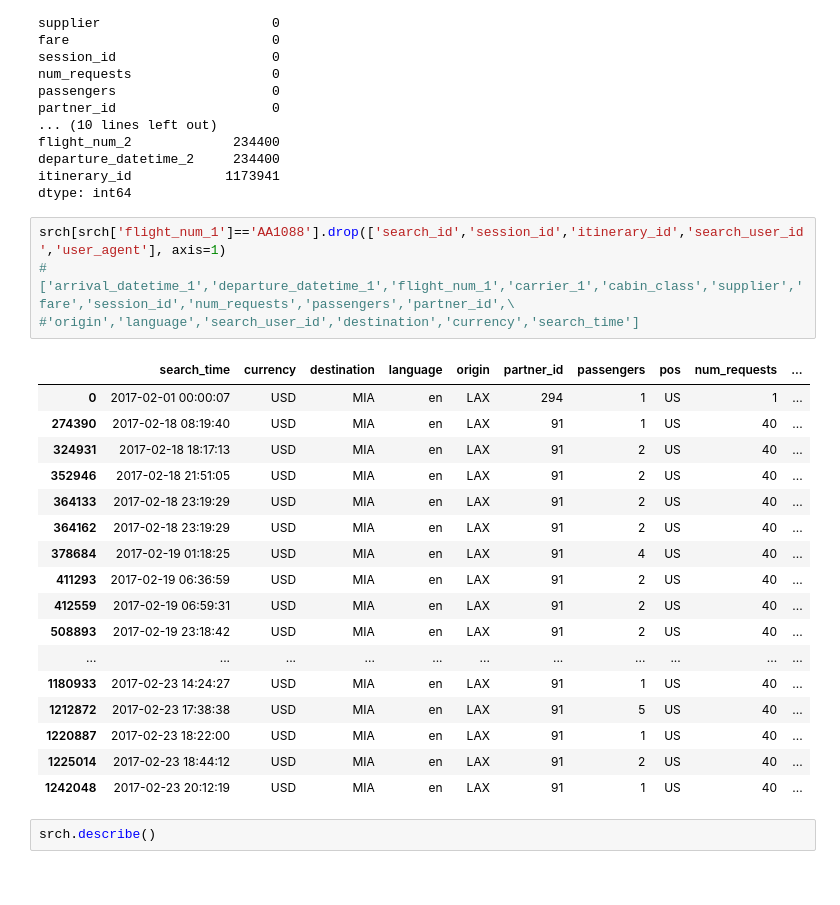
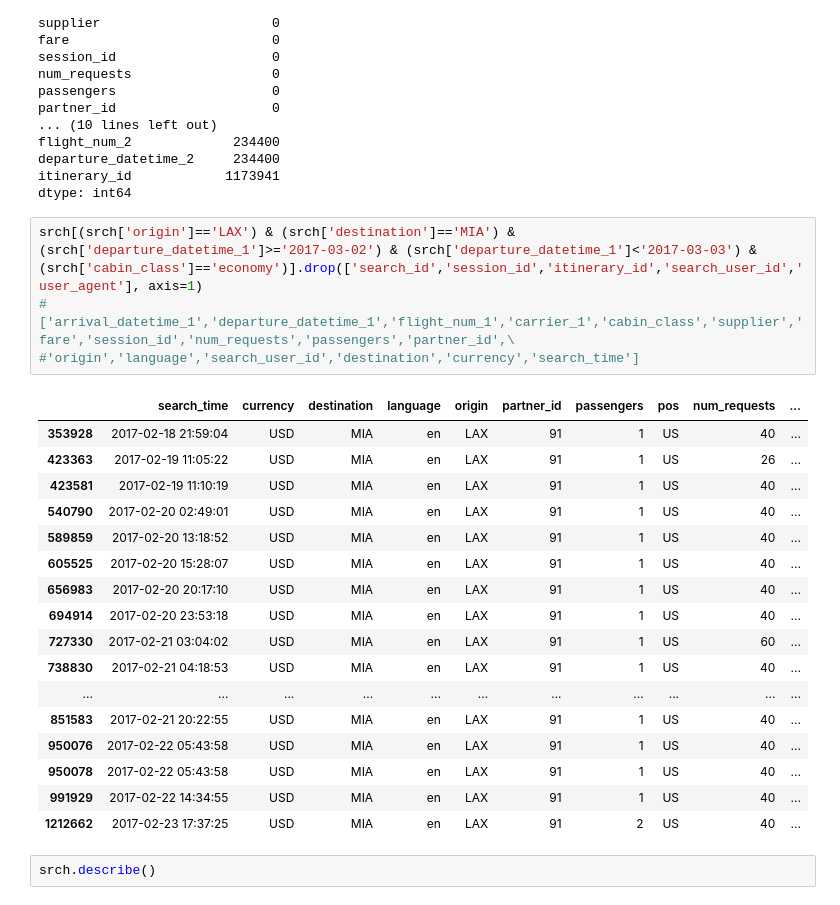
Before and after one commit to easyMil/Is_Individual, a Jupyter notebook: fl.ipynb, the cells around one changed output. Cells and saved outputs as stored; diff of their text form.

```diff
--- a/fl.ipynb
+++ b/fl.ipynb
@@ -50,27 +50,27 @@ departure_datetime_2     234400
 itinerary_id            1173941
 dtype: int64
 # %%
-srch[srch['flight_num_1']=='AA1088'].drop(['search_id','session_id','itinerary_id','search_user_id','user_agent'], axis=1)
+srch[(srch['origin']=='LAX') & (srch['destination']=='MIA') & (srch['departure_datetime_1']>='2017-03-02') & (srch['departure_datetime_1']<'2017-03-03') & (srch['cabin_class']=='economy')].drop(['search_id','session_id','itinerary_id','search_user_id','user_agent'], axis=1)
 #['arrival_datetime_1','departure_datetime_1','flight_num_1','carrier_1','cabin_class','supplier','fare','session_id','num_requests','passengers','partner_id',\
 #'origin','language','search_user_id','destination','currency','search_time']
 # %% [output]
 |  | search_time | currency | destination | language | origin | partner_id | passengers | pos | num_requests | ... |
-| 0 | 2017-02-01 00:00:07 | USD | MIA | en | LAX | 294 | 1 | US | 1 | ... |
-| 274390 | 2017-02-18 08:19:40 | USD | MIA | en | LAX | 91 | 1 | US | 40 | ... |
-| 324931 | 2017-02-18 18:17:13 | USD | MIA | en | LAX | 91 | 2 | US | 40 | ... |
-| 352946 | 2017-02-18 21:51:05 | USD | MIA | en | LAX | 91 | 2 | US | 40 | ... |
-| 364133 | 2017-02-18 23:19:29 | USD | MIA | en | LAX | 91 | 2 | US | 40 | ... |
-| 364162 | 2017-02-18 23:19:29 | USD | MIA | en | LAX | 91 | 2 | US | 40 | ... |
-| 378684 | 2017-02-19 01:18:25 | USD | MIA | en | LAX | 91 | 4 | US | 40 | ... |
-| 411293 | 2017-02-19 06:36:59 | USD | MIA | en | LAX | 91 | 2 | US | 40 | ... |
-| 412559 | 2017-02-19 06:59:31 | USD | MIA | en | LAX | 91 | 2 | US | 40 | ... |
-| 508893 | 2017-02-19 23:18:42 | USD | MIA | en | LAX | 91 | 2 | US | 40 | ... |
+| 353928 | 2017-02-18 21:59:04 | USD | MIA | en | LAX | 91 | 1 | US | 40 | ... |
+| 423363 | 2017-02-19 11:05:22 | USD | MIA | en | LAX | 91 | 1 | US | 26 | ... |
+| 423581 | 2017-02-19 11:10:19 | USD | MIA | en | LAX | 91 | 1 | US | 40 | ... |
+| 540790 | 2017-02-20 02:49:01 | USD | MIA | en | LAX | 91 | 1 | US | 40 | ... |
+| 589859 | 2017-02-20 13:18:52 | USD | MIA | en | LAX | 91 | 1 | US | 40 | ... |
+| 605525 | 2017-02-20 15:28:07 | USD | MIA | en | LAX | 91 | 1 | US | 40 | ... |
+| 656983 | 2017-02-20 20:17:10 | USD | MIA | en | LAX | 91 | 1 | US | 40 | ... |
+| 694914 | 2017-02-20 23:53:18 | USD | MIA | en | LAX | 91 | 1 | US | 40 | ... |
+| 727330 | 2017-02-21 03:04:02 | USD | MIA | en | LAX | 91 | 1 | US | 60 | ... |
+| 738830 | 2017-02-21 04:18:53 | USD | MIA | en | LAX | 91 | 1 | US | 40 | ... |
 | ... | ... | ... | ... | ... | ... | ... | ... | ... | ... | ... |
-| 1180933 | 2017-02-23 14:24:27 | USD | MIA | en | LAX | 91 | 1 | US | 40 | ... |
-| 1212872 | 2017-02-23 17:38:38 | USD | MIA | en | LAX | 91 | 5 | US | 40 | ... |
-| 1220887 | 2017-02-23 18:22:00 | USD | MIA | en | LAX | 91 | 1 | US | 40 | ... |
-| 1225014 | 2017-02-23 18:44:12 | USD | MIA | en | LAX | 91 | 2 | US | 40 | ... |
-| 1242048 | 2017-02-23 20:12:19 | USD | MIA | en | LAX | 91 | 1 | US | 40 | ... |
+| 851583 | 2017-02-21 20:22:55 | USD | MIA | en | LAX | 91 | 1 | US | 40 | ... |
+| 950076 | 2017-02-22 05:43:58 | USD | MIA | en | LAX | 91 | 1 | US | 40 | ... |
+| 950078 | 2017-02-22 05:43:58 | USD | MIA | en | LAX | 91 | 1 | US | 40 | ... |
+| 991929 | 2017-02-22 14:34:55 | USD | MIA | en | LAX | 91 | 1 | US | 40 | ... |
+| 1212662 | 2017-02-23 17:37:25 | USD | MIA | en | LAX | 91 | 2 | US | 40 | ... |
 # %%
 srch.describe()
 # %% [output]
```
